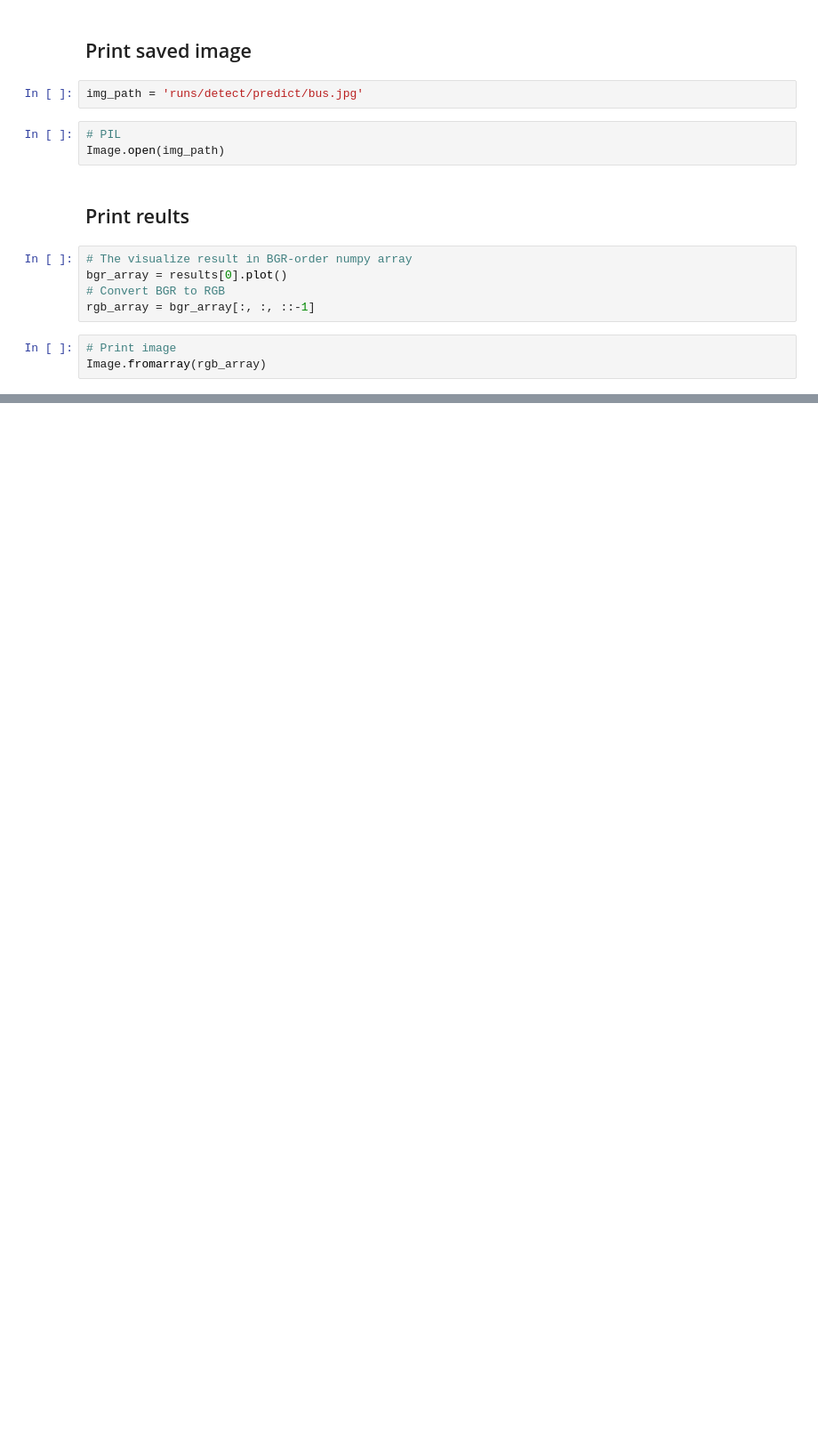
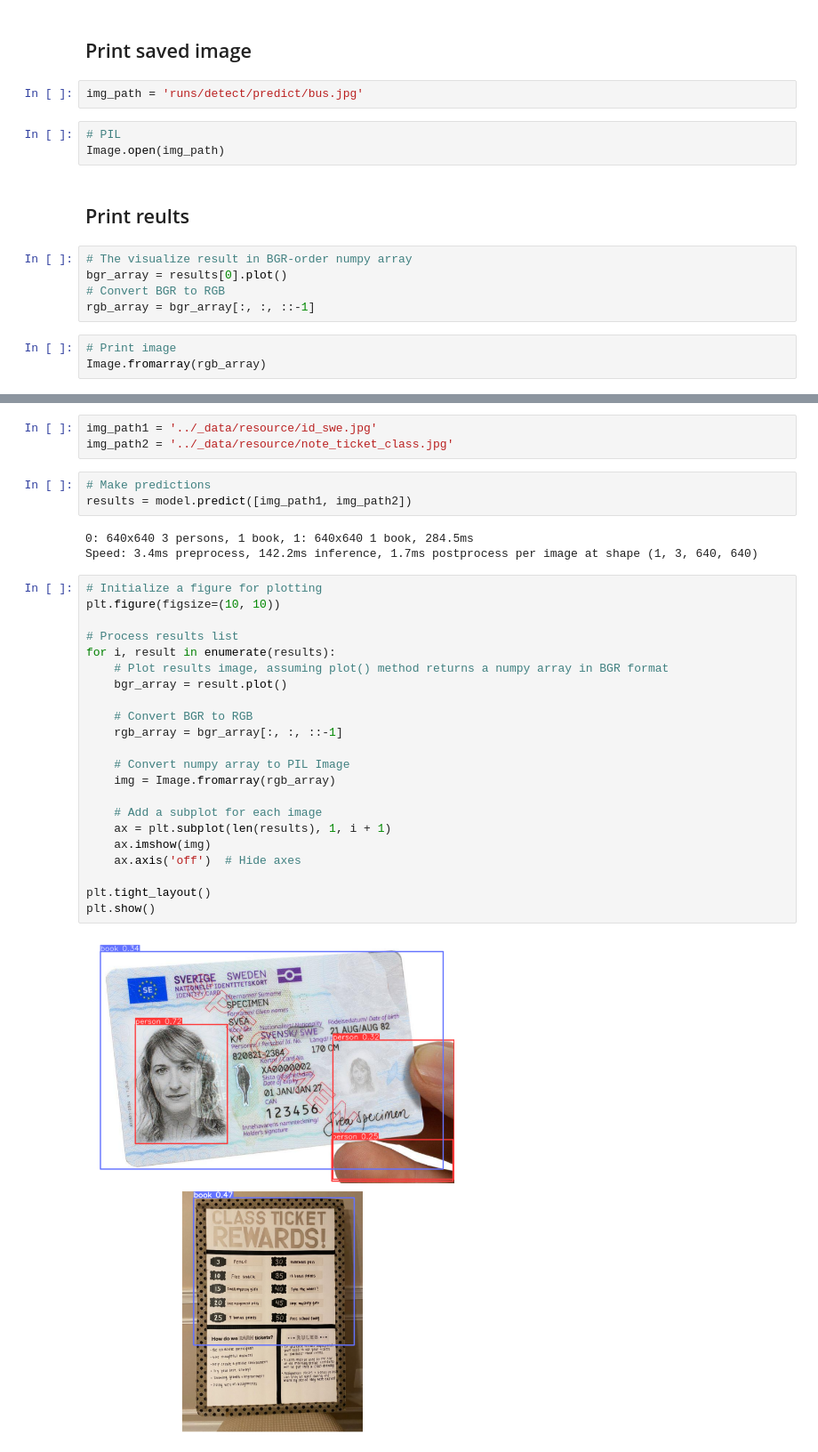
Before and after one commit to Hugloss/CookbookPyCode, a Jupyter notebook: image_processing/img_yolo_predict_01_sample.ipynb, the cells around one changed output, grey strips where cells are left out. Shown at 89% size. Drawn from its saved outputs; the diff is of its cells as text; blank space fills up the shorter version.

```diff
--- a/image_processing/img_yolo_predict_01_sample.ipynb
+++ b/image_processing/img_yolo_predict_01_sample.ipynb
@@ -42,0 +46,33 @@ Image.fromarray(rgb_array)
+# %%
+img_path1 = '../_data/resource/id_swe.jpg'
+img_path2 = '../_data/resource/note_ticket_class.jpg'
+# %%
+# Make predictions
+results = model.predict([img_path1, img_path2])
+# %% [output]
+0: 640x640 3 persons, 1 book, 1: 640x640 1 book, 284.5ms
+Speed: 3.4ms preprocess, 142.2ms inference, 1.7ms postprocess per image at shape (1, 3, 640, 640)
+# %%
+# Initialize a figure for plotting
+plt.figure(figsize=(10, 10))
+
+# Process results list
+for i, result in enumerate(results):
+    # Plot results image, assuming plot() method returns a numpy array in BGR format
+    bgr_array = result.plot()
+
+    # Convert BGR to RGB
+    rgb_array = bgr_array[:, :, ::-1]
+
+    # Convert numpy array to PIL Image
+    img = Image.fromarray(rgb_array)
+
+    # Add a subplot for each image
+    ax = plt.subplot(len(results), 1, i + 1)
+    ax.imshow(img)
+    ax.axis('off')  # Hide axes
+
+plt.tight_layout()
+plt.show()
+# %% [output]
+[figure, added]
```
Also changed, not shown: parts of 2 cells of this notebook, 1 other file.
